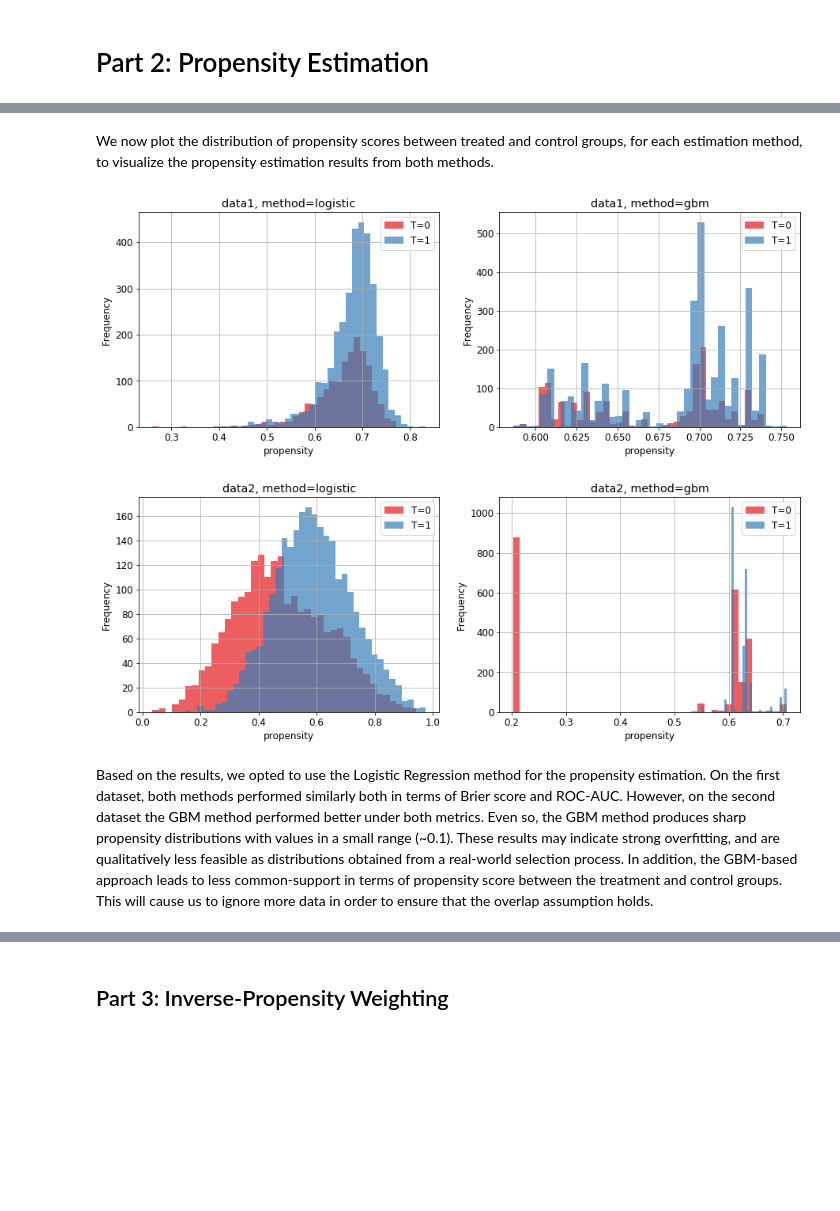
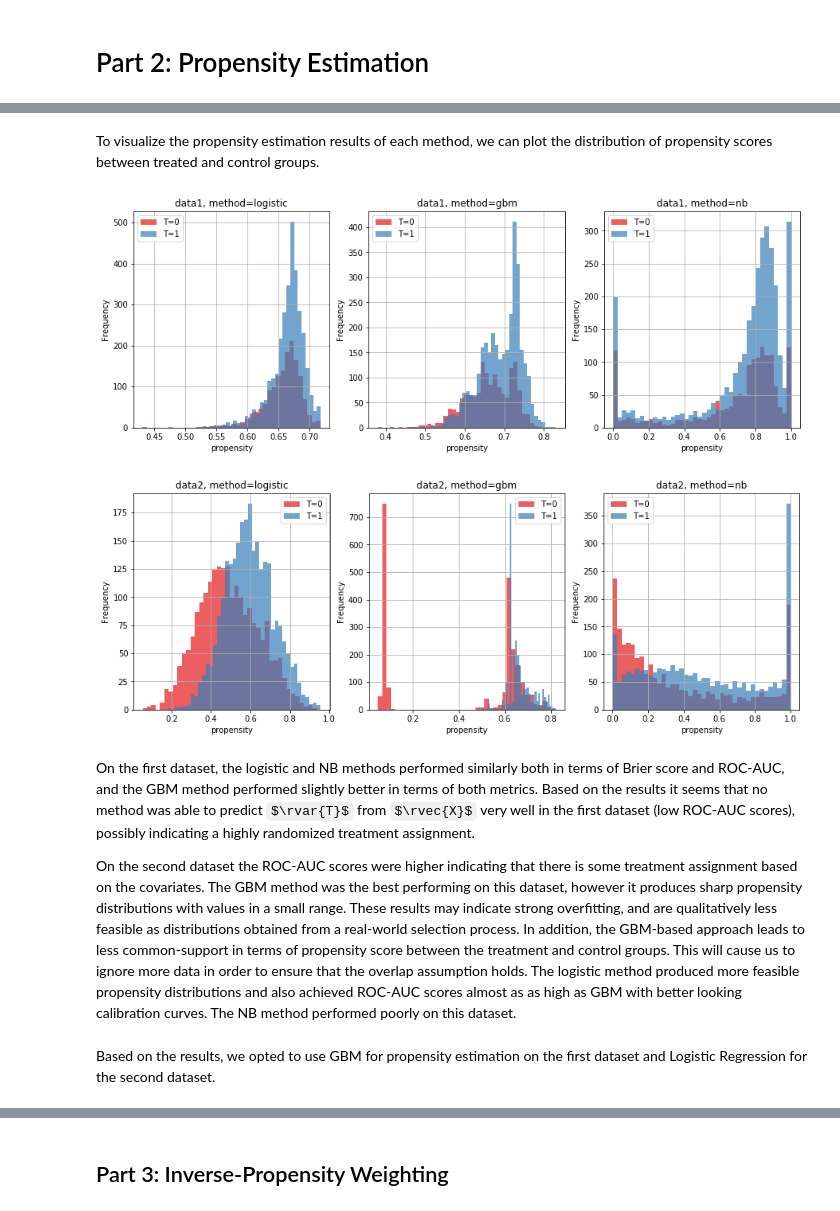
Before and after one commit to avivrosenberg/causal-inference-hw, a Jupyter notebook: hw3/hw3.ipynb, the cells around one changed output, grey strips where cells are left out. Cells and saved outputs as stored; diff of their text form; code cells hidden in the pictures; some formulas as TeX source; blank space fills up the shorter version.

```diff
--- a/hw3/hw3.ipynb
+++ b/hw3/hw3.ipynb
@@ -162,23 +226,0 @@ the results were qualitatively very similar, so here we only report one configur
-# %%
-from hw3.propensity import estimate_propensity
-
-methods = ('logistic', 'gbm')
-
-# Create a dataframe to store propensities from each dataset and each method
-midx = pd.MultiIndex.from_product([dataset_names, methods], names=['dataset', 'method'])
-df_propensity = pd.DataFrame(columns=midx)
-
-for method in methods:
-    fig, ax = plt.subplots(nrows=1, ncols=len(dataframes), figsize=(16, 6))
-
-    for i, df in enumerate(dataframes):
-        # Get covariates X and treatment assignment t as numpy arrays
-        # Scale covariates to zero-mean and unit-variance.
-        X, _, t = get_training_data(df, scale_covariates=True)
-
-        # Train a model to estimate propensity using current method,
-        # calibrate with two approaches and generate a calibration plot
-        prop = estimate_propensity(X, t, method=method, plot_args=dict(name=method, ax=ax[i]))
-        df_propensity[(dataset_names[i], method)] = prop
-
-        ax[i].set_title(f'{dataset_names[i]}, method={method}')
@@ -200,24 +239,29 @@ df_propensity.head()
 # %% [markdown]
-We now plot the distribution of propensity scores between treated and control groups, for each estimation method, to visualize the propensity estimation results from both methods.
+To visualize the propensity estimation results of each method, we can plot the distribution of propensity scores between treated and control groups.
 # %%
 for i, df in enumerate(dataframes):
-    fig, ax = plt.subplots(nrows=1, ncols=len(methods), figsize=(15, 5))
+    fig, ax = plt.subplots(nrows=1, ncols=len(rcv_config.keys()), figsize=(15, 5))
     df_tmp = df.copy()
-    for j, method in enumerate(methods):
+    for j, method in enumerate(rcv_config.keys()):
         df_tmp['propensity'] = df_propensity[(dataset_names[i], method)]
         groups = df_tmp.groupby('T')
         groups['propensity'].plot(kind='hist', sharex=True, alpha=0.7, bins=40, ax=ax[j])
         ax[j].set_title(f'{dataset_names[i]}, method={method}')
         ax[j].set_xlabel('propensity'); ax[j].grid(True); ax[j].legend([f'T=0','T=1'])
 # %% [output]
-[figure, old version]
+[figure, new version]
-[figure, old version]
+[figure, new version]
 # %% [markdown]
-Based on the results, we opted to use the Logistic Regression method for the propensity estimation.
-On the first dataset, both methods performed similarly both in terms of Brier score and ROC-AUC.
-However, on the second dataset the GBM method performed better under both metrics.
-Even so, the GBM method produces sharp propensity distributions with values in a small range (~0.1).
+On the first dataset, the logistic and NB methods performed similarly both in terms of Brier score and ROC-AUC, and the GBM method performed slightly better in terms of both metrics.
+Based on the results it seems that no method was able to predict $\rvar{T}$ from $\rvec{X}$ very well in the
+first dataset (low ROC-AUC scores), possibly indicating a highly randomized treatment assignment.
+
+On the second dataset the ROC-AUC scores were higher indicating that there is some treatment assignment based on the covariates.
+The GBM method was the best performing on this dataset, however it produces sharp propensity distributions with values in a small range.
 These results may indicate strong overfitting, and are qualitatively less feasible as distributions obtained
 from a real-world selection process.
 In addition, the GBM-based approach leads to less common-support in terms of propensity score between the treatment and control groups. This will cause us to ignore more data in order to ensure that the overlap assumption holds.
+The logistic method produced more feasible propensity distributions and also achieved ROC-AUC scores almost as as high as GBM with better looking calibration curves. The NB method performed poorly on this dataset.
+# %% [markdown]
+Based on the results, we opted to use GBM for propensity estimation on the first dataset and Logistic Regression for the second dataset.
 # %%
```
Also changed, not shown: parts of 17 cells of this notebook.
